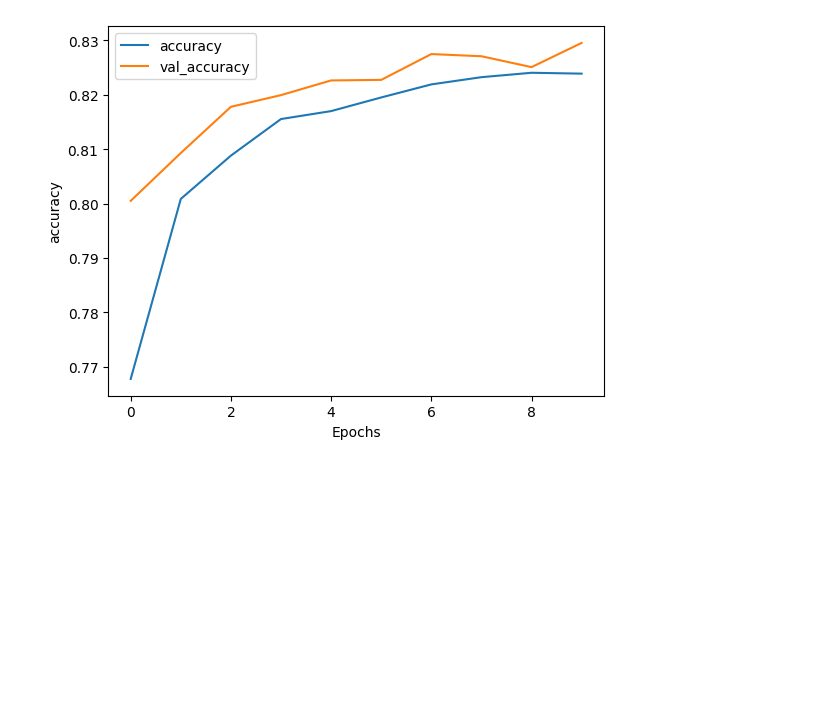
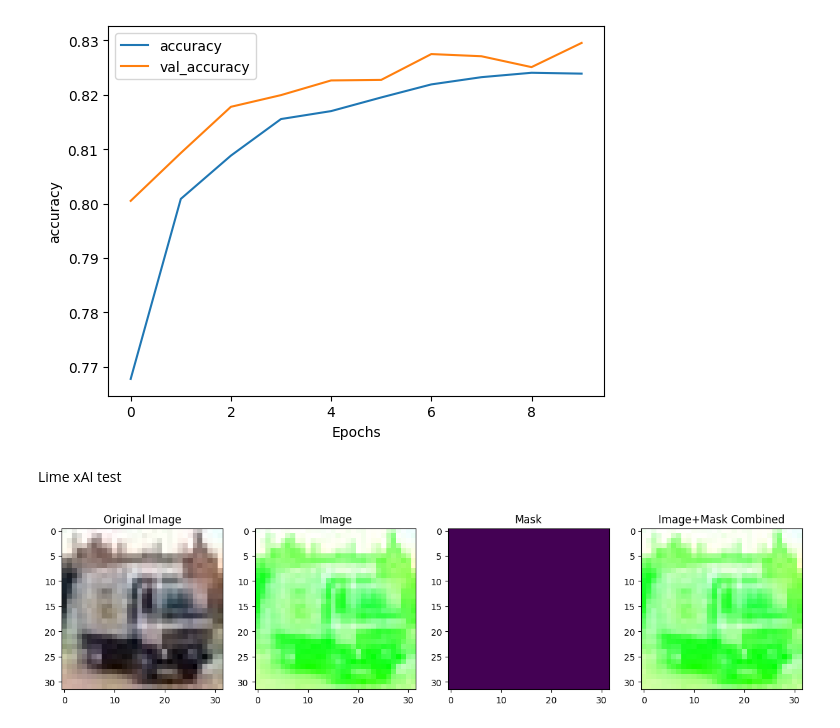
Before and after one commit to AngeloGalav/gauntlet, a Jupyter notebook: playground.ipynb, the cells around one changed output. Drawn from its saved outputs; the diff is of its cells as text; code cells hidden in the pictures; blank space fills up the shorter version.

```diff
--- a/playground.ipynb
+++ b/playground.ipynb
@@ -36,4 +37,4 @@ dataloaders = (train_dataloader, test_dataloader)
 using cuda device
 # %%
 # N.B.: the loss displayed is the testing loss! (not train unless specified)
-artifacts = model_utils.train(dataloaders, loss_fn, optimizer, model.model, "FTResNet18", BATCH_SIZE, EPOCHS, loss_thresh=2.5, force_train=True)
+artifacts = model_utils.train(dataloaders, loss_fn, optimizer, model.model, "FTResNet18", BATCH_SIZE, EPOCHS, loss_thresh=2.5, force_train=False)
@@ -110,3 +75,15 @@ if artifacts != None:
 <class 'list'> <class 'list'>
 [tensor(0.7677, device='cuda:0'), tensor(0.8009, device='cuda:0'), tensor(0.8088, device='cuda:0'), tensor(0.8155, device='cuda:0'), tensor(0.8170, device='cuda:0'), tensor(0.8195, device='cuda:0'), t ...
 [figure]
+# %% [markdown]
+Lime xAI test
+# %%
+import xai
+importlib.reload(xai)
+
+xai.device = device
+# %%
+model.model.eval()
+xai.explain_lime_single_image(test_dataloader, model.model)
+# %% [output]
+[figure, added]
```
Also changed, not shown: parts of 8 cells of this notebook, 2 other files.
